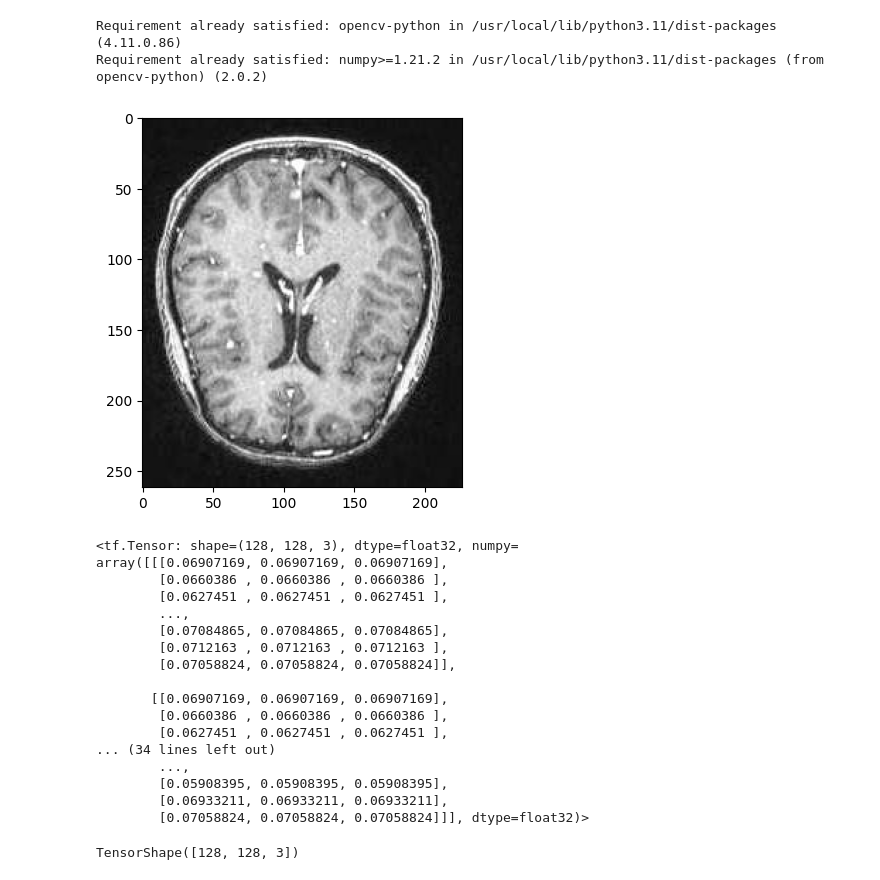
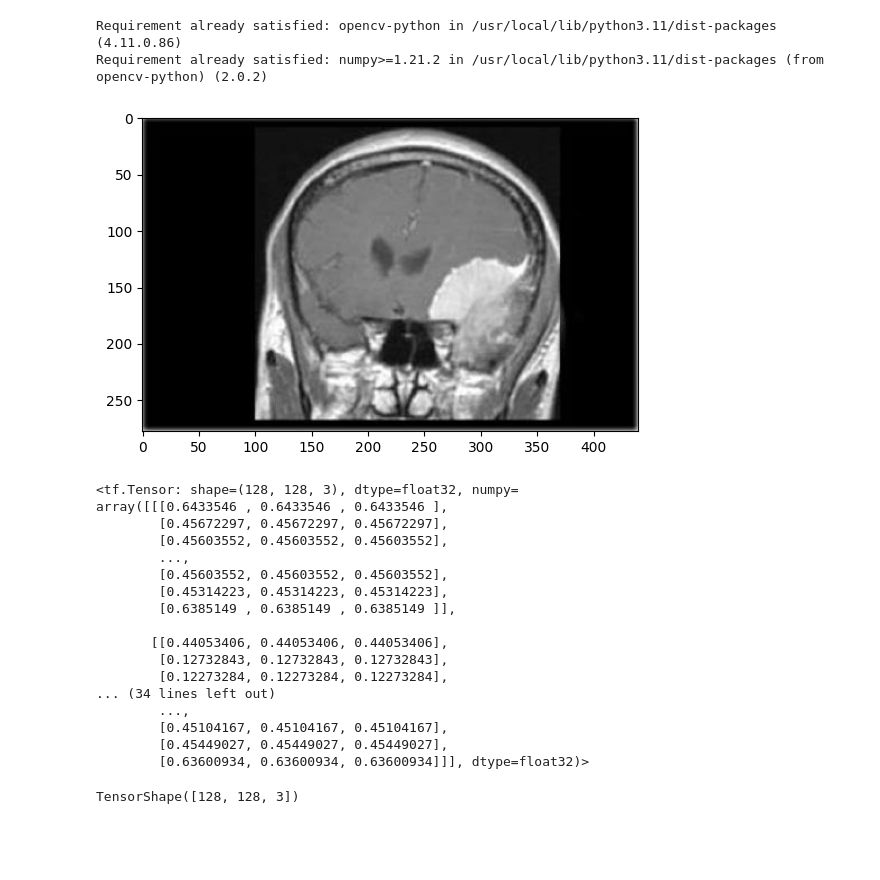
Before and after one commit to savindumahasen/MRI-Brain-Tumor-Classification, a Jupyter notebook: BrainTumorClassification.ipynb, the cells around one changed output. Drawn from its saved outputs; the diff is of its cells as text; code cells hidden in the pictures; blank space fills up the shorter version.

```diff
--- a/BrainTumorClassification.ipynb
+++ b/BrainTumorClassification.ipynb
@@ -384,10 +393,10 @@ Requirement already satisfied: numpy>=1.21.2 in /usr/local/lib/python3.11/dist-p
 # %%
 import cv2
 # %%
-image=cv2.imread("/content/brain-tumor-mri-dataset/Testing/notumor/Te-no_0286.jpg")
+image=cv2.imread("/content/brain-tumor-mri-dataset/Testing/meningioma/Te-meTr_0000.jpg")
 plt.imshow(image)
 plt.show()
 # %% [output]
-[figure, old version]
+[figure, new version]
 # %%
 
@@ -399,22 +410,22 @@ scaled_image=resized_image/255
 scaled_image
 # %% [output]
 <tf.Tensor: shape=(128, 128, 3), dtype=float32, numpy=
-array([[[0.06907169, 0.06907169, 0.06907169],
-        [0.0660386 , 0.0660386 , 0.0660386 ],
-        [0.0627451 , 0.0627451 , 0.0627451 ],
+array([[[0.6433546 , 0.6433546 , 0.6433546 ],
+        [0.45672297, 0.45672297, 0.45672297],
+        [0.45603552, 0.45603552, 0.45603552],
         ...,
-        [0.07084865, 0.07084865, 0.07084865],
-        [0.0712163 , 0.0712163 , 0.0712163 ],
-        [0.07058824, 0.07058824, 0.07058824]],
+        [0.45603552, 0.45603552, 0.45603552],
+        [0.45314223, 0.45314223, 0.45314223],
+        [0.6385149 , 0.6385149 , 0.6385149 ]],
 
-       [[0.06907169, 0.06907169, 0.06907169],
-        [0.0660386 , 0.0660386 , 0.0660386 ],
-        [0.0627451 , 0.0627451 , 0.0627451 ],
+       [[0.44053406, 0.44053406, 0.44053406],
+        [0.12732843, 0.12732843, 0.12732843],
+        [0.12273284, 0.12273284, 0.12273284],
 ... (34 lines left out)
         ...,
-        [0.05908395, 0.05908395, 0.05908395],
-        [0.06933211, 0.06933211, 0.06933211],
-        [0.07058824, 0.07058824, 0.07058824]]], dtype=float32)>
+        [0.45104167, 0.45104167, 0.45104167],
+        [0.45449027, 0.45449027, 0.45449027],
+        [0.63600934, 0.63600934, 0.63600934]]], dtype=float32)>
 # %%
 scaled_image.shape
 # %% [output]
```
Also changed, not shown: parts of 23 cells of this notebook.
